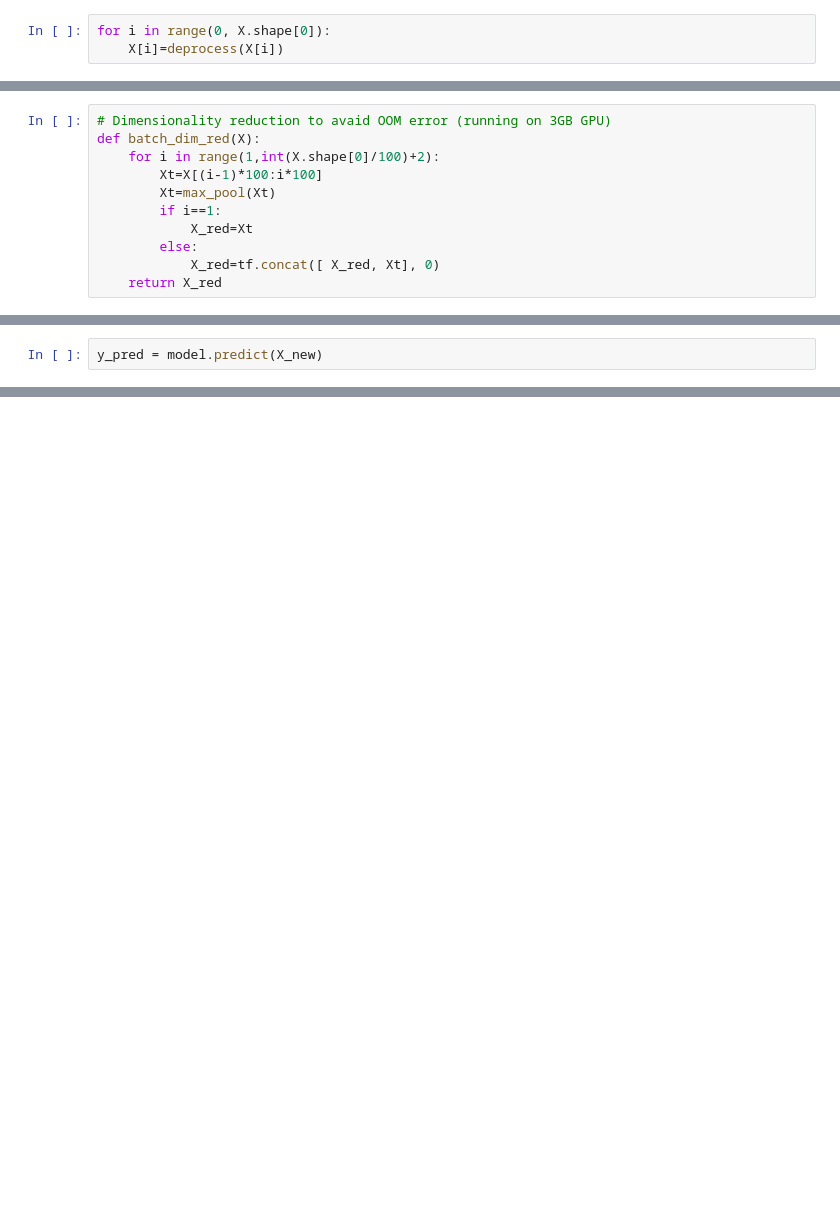
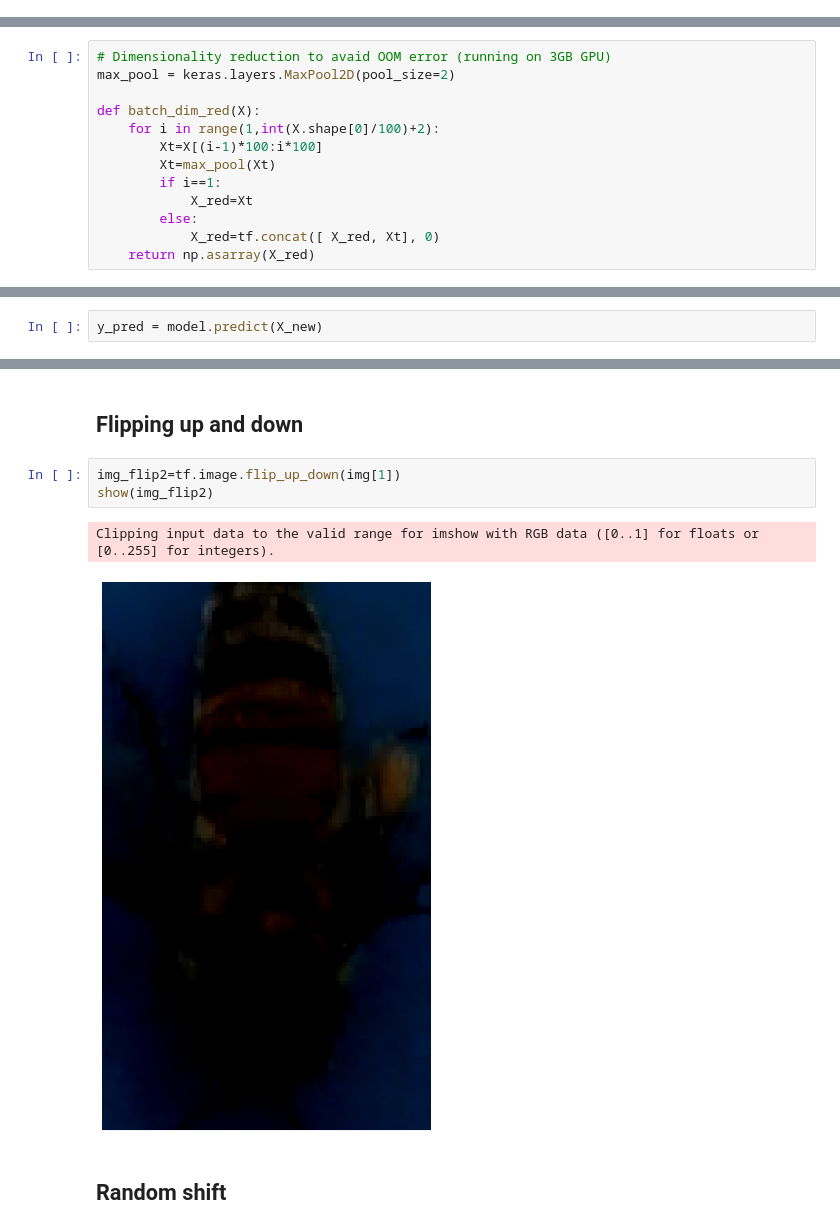
Before and after one commit to Jan-Majewski/Kaggle, a Jupyter notebook: 02_Pollen_bee_classification.ipynb, the cells around one changed output, grey strips where cells are left out. Saved outputs shown, nothing was run; the diff lists cells and outputs as text; blank space fills up the shorter version.

```diff
--- a/02_Pollen_bee_classification.ipynb
+++ b/02_Pollen_bee_classification.ipynb
@@ -83,3 +95,0 @@ def deprocess(img):
-# %%
-for i in range(0, X.shape[0]):
-    X[i]=deprocess(X[i])
@@ -101,5 +98,7 @@ TensorShape([100, 150, 90, 3])
 # %%
 # Dimensionality reduction to avaid OOM error (running on 3GB GPU)
+max_pool = keras.layers.MaxPool2D(pool_size=2)
+
 def batch_dim_red(X):
     for i in range(1,int(X.shape[0]/100)+2):
         Xt=X[(i-1)*100:i*100]
@@ -108,4 +107,4 @@ def batch_dim_red(X):
             X_red=Xt
         else:
             X_red=tf.concat([ X_red, Xt], 0)
-    return X_red
+    return np.asarray(X_red)
@@ -308,0 +278,10 @@ array([1.0000000e+00, 1.3817629e-08], dtype=float32)
+# %% [markdown]
+## Flipping up and down
+# %%
+img_flip2=tf.image.flip_up_down(img[1])
+show(img_flip2)
+# %% [output]
+Clipping input data to the valid range for imshow with RGB data ([0..1] for floats or [0..255] for integers).
+[figure, added]
+# %% [markdown]
+## Random shift
```
Also changed, not shown: parts of 87 cells of this notebook.
